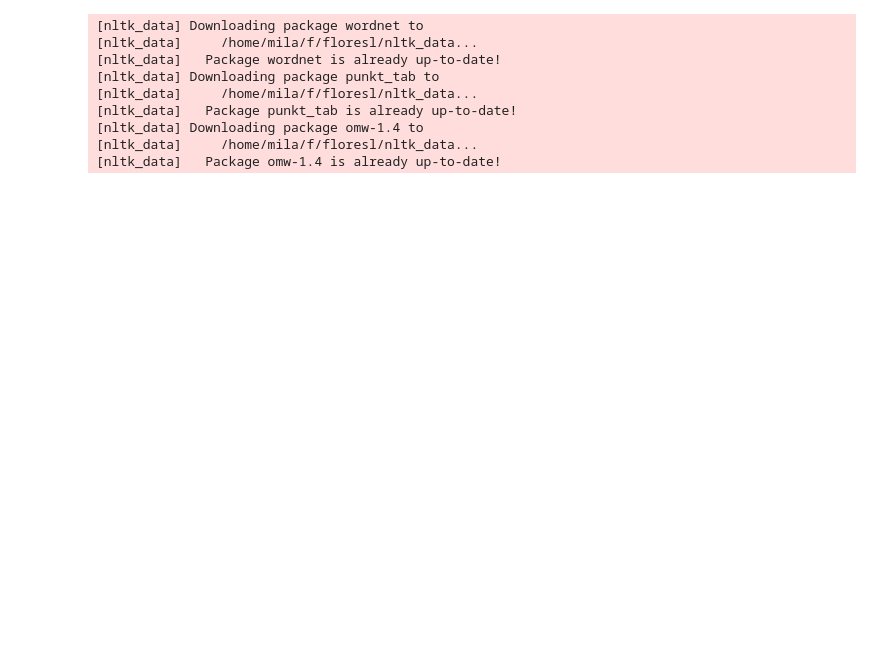
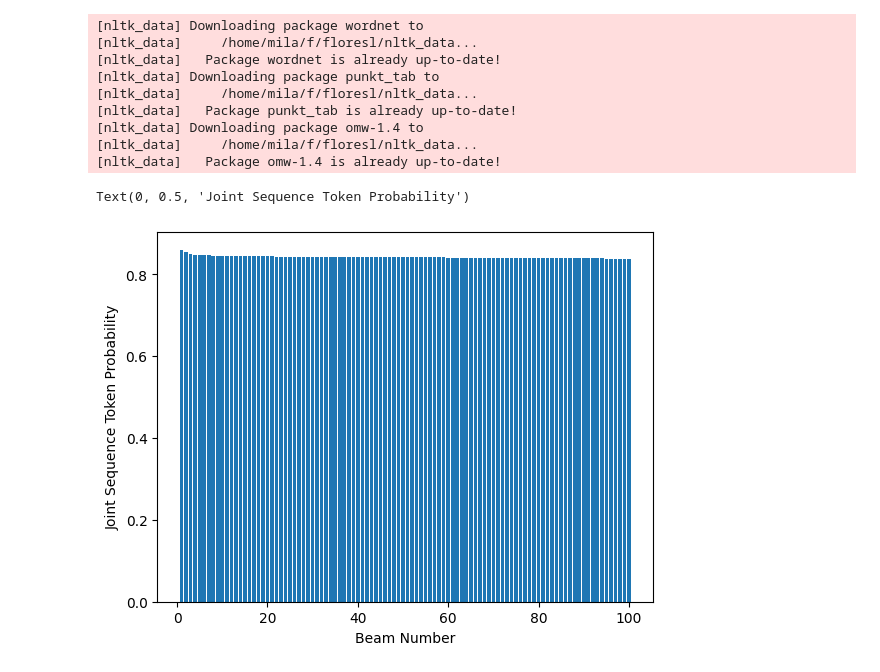
Before and after one commit to ljyflores/calibrated-confidence-for-nlg, a Jupyter notebook: analysis_debatesum.ipynb, the cells around one changed output. Cells and saved outputs as stored; diff of their text form; code cells hidden in the pictures; blank space fills up the shorter version.

```diff
--- a/analysis_debatesum.ipynb
+++ b/analysis_debatesum.ipynb
@@ -16,11 +18,27 @@ df = pd.read_csv("data/debatesum/test.csv")
 
 # "results/bart/r1/bart-base_data_debatesum_checkpoint-1500_debatesum.json",
 # "results/bart/r2/bart-base_data_debatesum_checkpoint-1500_debatesum.json",
+# "results/bart/r3/bart-base_data_debatesum_checkpoint-1500_debatesum.json",
 # "results/t5/r1/flan-t5-base_data_debatesum_checkpoint-1500_debatesum.json",
 # "results/t5/r2/flan-t5-base_data_debatesum_checkpoint-1500_debatesum.json",
+# "results/t5/r3/flan-t5-base_data_debatesum_checkpoint-1500_debatesum.json",
 
 df_scores, beam_search_results = prepare_scores(
-    "results/t5/r2/flan-t5-base_data_debatesum_checkpoint-1500_debatesum.json",
+    "results/bart/r3/bart-base_data_debatesum_checkpoint-1500_debatesum.json",
     df["target"],
     "rougeL",
 )
+# %%
+beam_score_log_probs = pd.DataFrame(beam_search_results["beam_score_log_probs"])
+worst_rouge_idxs = df_scores.sort_values(by="rougeL").index[:100]
+best_rouge_idxs = df_scores.sort_values(by="rougeL").index[::-1][:100]
+# %%
+plt.bar(
+    x=list(range(1, 101)),
+    height=np.exp(beam_score_log_probs.loc[worst_rouge_idxs[0]]),
+)
+plt.xlabel("Beam Number")
+plt.ylabel("Joint Sequence Token Probability")
+# %% [output]
+Text(0, 0.5, 'Joint Sequence Token Probability')
+[figure, added]
```
Also changed, not shown: parts of 9 cells of this notebook, 29 other files.
